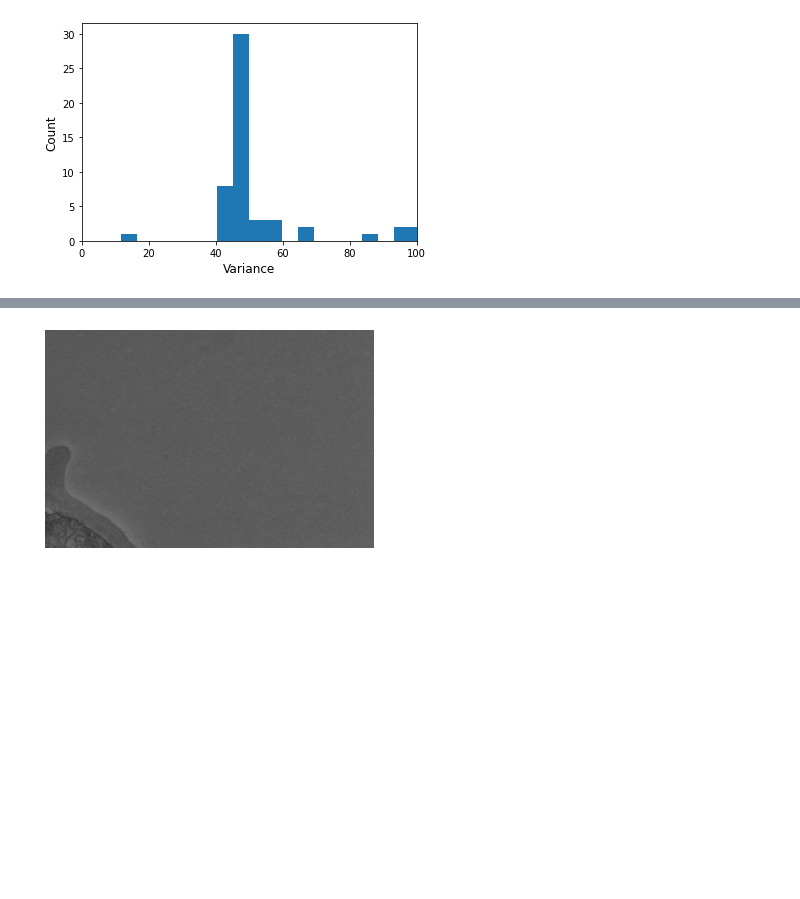
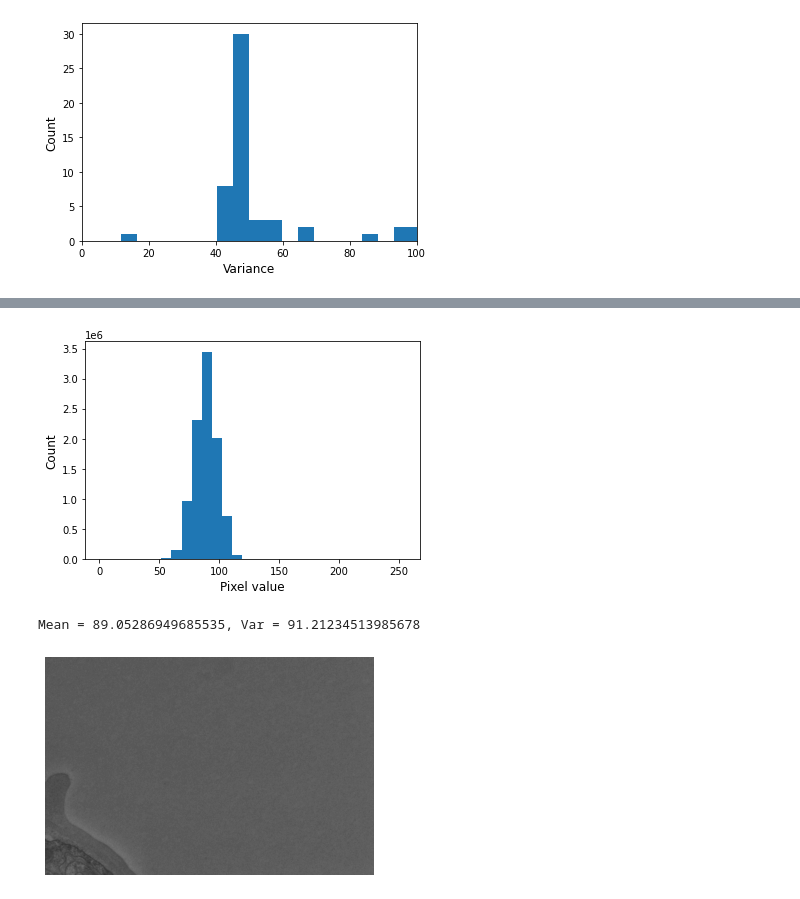
Before and after one commit to jabae/CMontage, a Jupyter notebook: notebooks/historam_equalization.ipynb, the cells around one changed output, grey strips where cells are left out. Drawn from its saved outputs; the diff is of its cells as text; code cells hidden in the pictures; blank space fills up the shorter version.

```diff
--- a/notebooks/historam_equalization.ipynb
+++ b/notebooks/historam_equalization.ipynb
@@ -334,3 +352,16 @@ array([  0,   1,   2,   3,   4,   5,   6,   7,   8,   9,  16,  17,  18,
+# %%
+img = tile_clahe
+
+plt.figure()
+plt.hist(img.reshape((-1,)), bins=30)
+plt.xlabel("Pixel value", fontsize=12)
+plt.ylabel("Count", fontsize=12)
+plt.show()
+
+print("Mean = {}, Var = {}".format(np.mean(img), np.var(img)))
+# %% [output]
+[figure, added]
+Mean = 89.05286949685535, Var = 91.21234513985678
 # %%
 import os
 # %%
```
Also changed, not shown: parts of 4 cells of this notebook.
